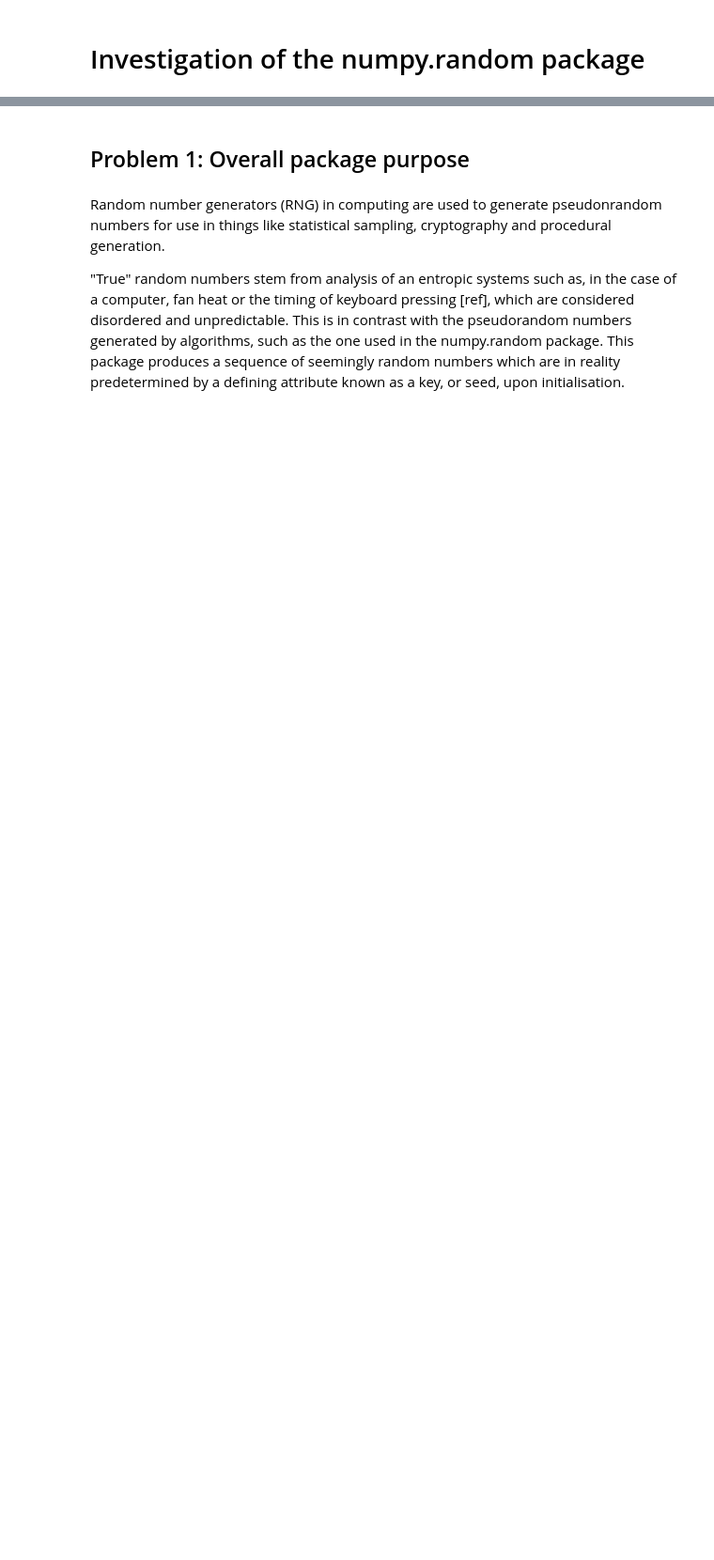
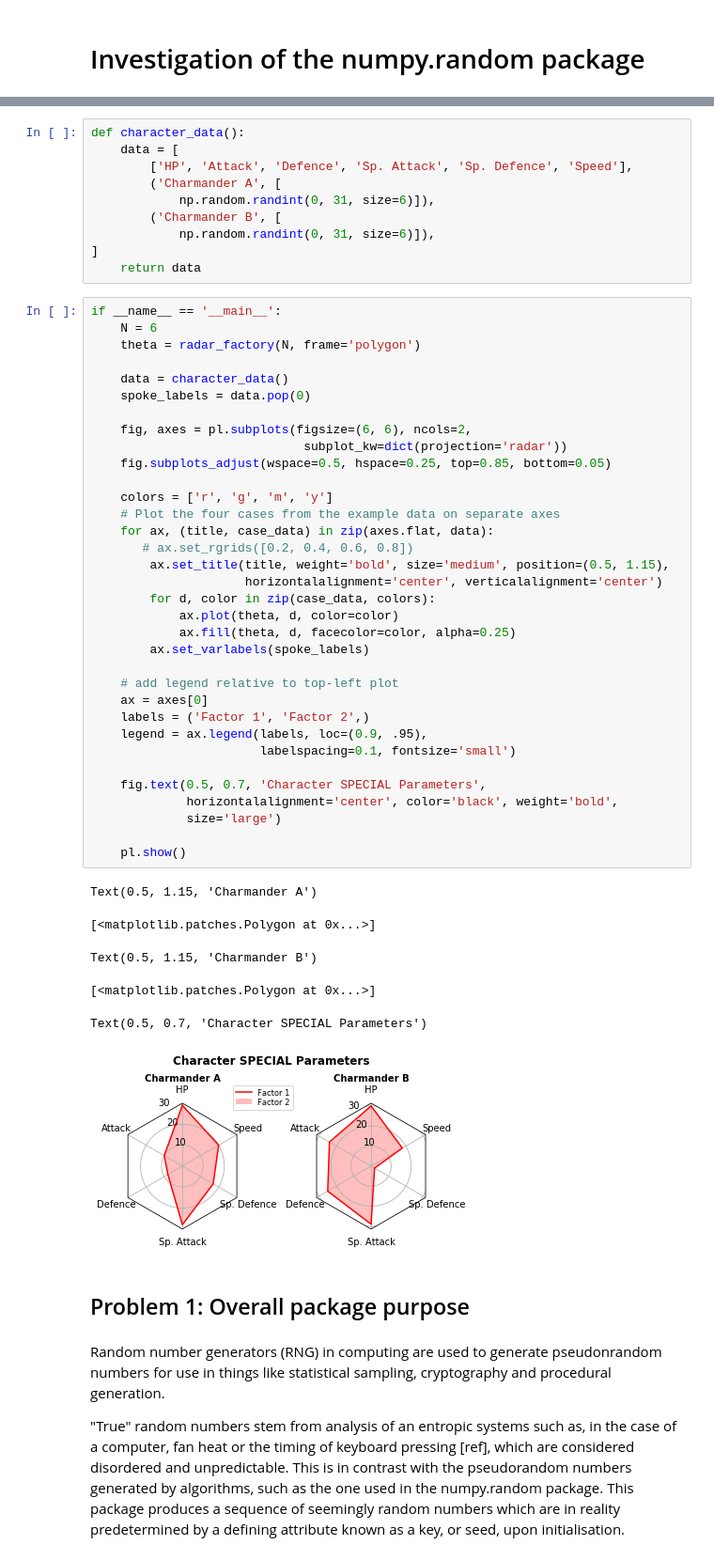
Before and after one commit to Spider-Mannix/NumRandProj, a Jupyter notebook: numpy.random Project.ipynb, the cells around one changed output, grey strips where cells are left out. Shown: that part at 94% size. Saved outputs shown, nothing was run; the diff lists cells and outputs as text; blank space fills up the shorter version.

```diff
--- a/numpy.random Project.ipynb
+++ b/numpy.random Project.ipynb
@@ -9,3 +120,54 @@ InteractiveShell.ast_node_interactivity = "all" ## Ref [] to display all called
+# %%
+def character_data():
+    data = [
+        ['HP', 'Attack', 'Defence', 'Sp. Attack', 'Sp. Defence', 'Speed'],
+        ('Charmander A', [
+            np.random.randint(0, 31, size=6)]),
+        ('Charmander B', [
+            np.random.randint(0, 31, size=6)]),
+]
+    return data
+# %%
+if __name__ == '__main__':
+    N = 6
+    theta = radar_factory(N, frame='polygon')
+
+    data = character_data()
+    spoke_labels = data.pop(0)
+
+    fig, axes = pl.subplots(figsize=(6, 6), ncols=2,
+                             subplot_kw=dict(projection='radar'))
+    fig.subplots_adjust(wspace=0.5, hspace=0.25, top=0.85, bottom=0.05)
+
+    colors = ['r', 'g', 'm', 'y']
+    # Plot the four cases from the example data on separate axes
+    for ax, (title, case_data) in zip(axes.flat, data):
+       # ax.set_rgrids([0.2, 0.4, 0.6, 0.8])
+        ax.set_title(title, weight='bold', size='medium', position=(0.5, 1.15),
+                     horizontalalignment='center', verticalalignment='center')
+        for d, color in zip(case_data, colors):
+            ax.plot(theta, d, color=color)
+            ax.fill(theta, d, facecolor=color, alpha=0.25)
+        ax.set_varlabels(spoke_labels)
+
+    # add legend relative to top-left plot
+    ax = axes[0]
+    labels = ('Factor 1', 'Factor 2',)
+    legend = ax.legend(labels, loc=(0.9, .95),
+                       labelspacing=0.1, fontsize='small')
+
+    fig.text(0.5, 0.7, 'Character SPECIAL Parameters',
+             horizontalalignment='center', color='black', weight='bold',
+             size='large')
+
+    pl.show()
+# %% [output]
+Text(0.5, 1.15, 'Charmander A')
+[<matplotlib.patches.Polygon at 0x...>]
+Text(0.5, 1.15, 'Charmander B')
+[<matplotlib.patches.Polygon at 0x...>]
+Text(0.5, 0.7, 'Character SPECIAL Parameters')
+[figure, added]
 # %% [markdown]
 ## Problem 1: Overall package purpose
 # %% [markdown]
```
Also changed, not shown: parts of 18 cells of this notebook.
